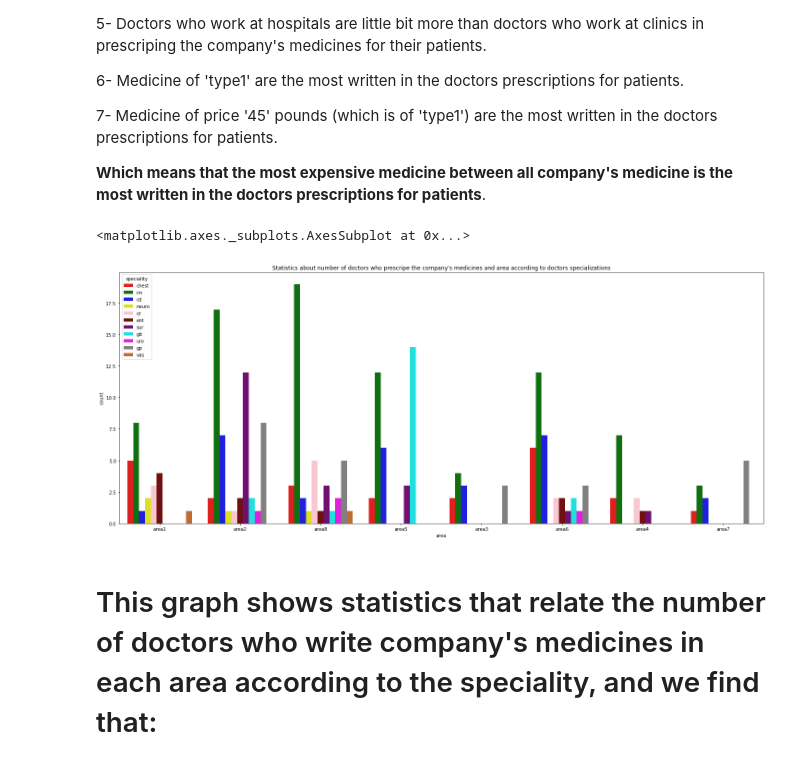
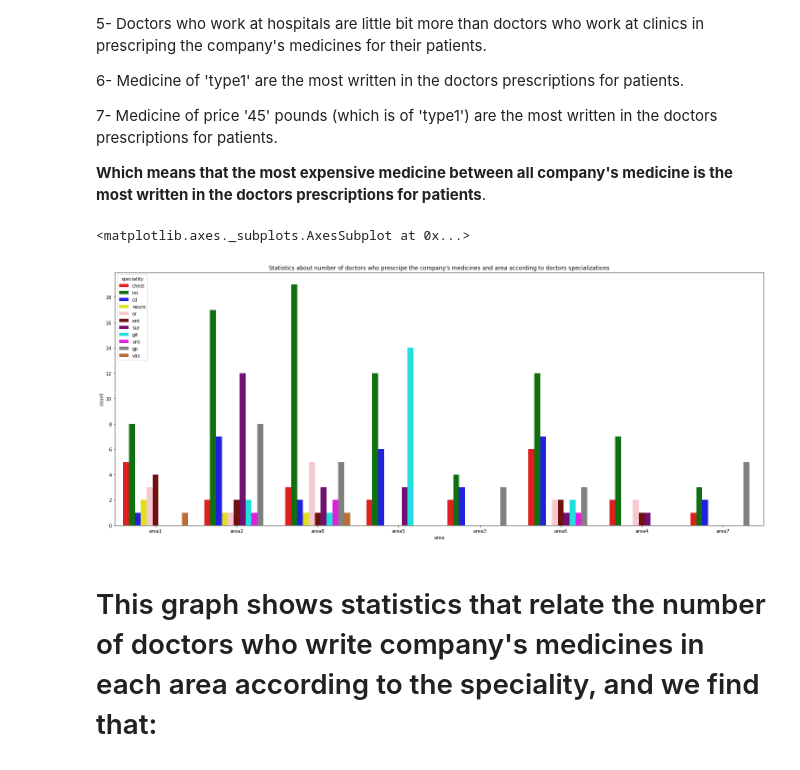
Before and after one commit to AbdoHalem/DEPI-GP, a Jupyter notebook: Halem/Medical Representative .ipynb, the cells around one changed output. Drawn from its saved outputs; the diff is of its cells as text; code cells hidden in the pictures.

```diff
--- a/Halem/Medical Representative .ipynb
+++ b/Halem/Medical Representative .ipynb
@@ -255,12 +255,14 @@ for i in range(data.shape[1]-1):
 
 **Which means that the most expensive medicine between all company's medicine is the most written in the doctors prescriptions for patients**.
 # %%
+import matplotlib.ticker as ticker
 plt.figure(figsize=[25,10])
 plt.title("Statistics about number of doctors who prescripe the company's medicines and area according to doctors specializations")
+plt.gca().yaxis.set_major_locator(ticker.MaxNLocator(integer=True))
 sb.countplot(data=doctors_write, x='area', hue='speciality', palette=['red', 'green', 'blue', 'yellow', 'pink', 'maroon', 'purple', 'cyan', 'magenta', 'gray', 'chocolate'])
 # %% [output]
 <matplotlib.axes._subplots.AxesSubplot at 0x...>
-[figure, old version]
+[figure, new version]
 # %% [markdown]
 # This graph shows statistics that relate the number of doctors who write company's medicines in each area according to the speciality, and we find that:
 1- At 'area1', 'area2', 'area3', 'area4', 'area6', and 'area8', docotrs who are specialists at 'im' are the most ones who write the company's medicines in their prescriptions for their patients.
```
Also changed, not shown: parts of 41 cells of this notebook.
